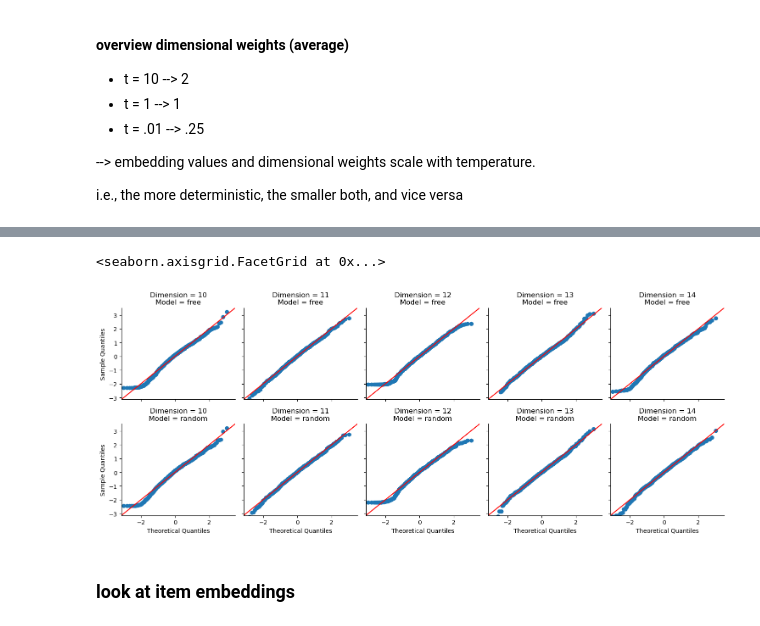
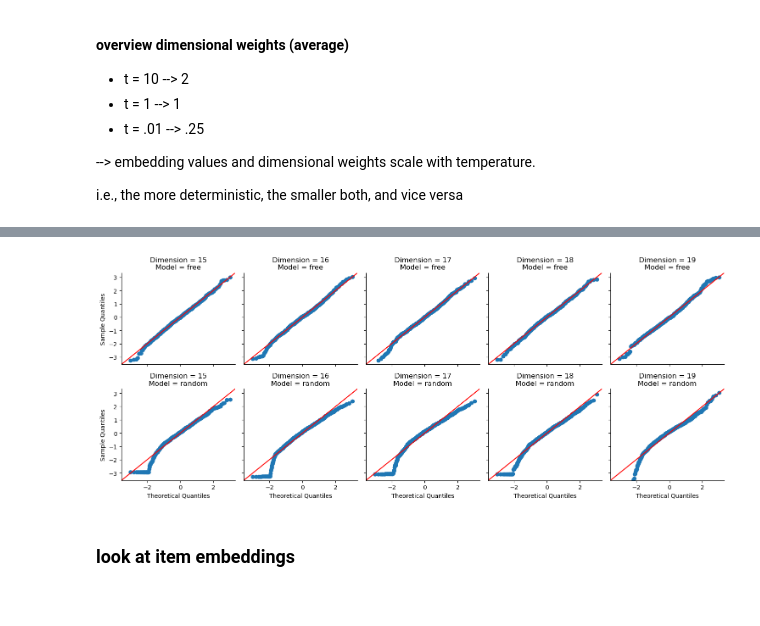
Before and after one commit to MirkoTh/semantic-representations-ID, a Jupyter notebook: analyze-results-joint-embedding-decision.ipynb, the cells around one changed output, grey strips where cells are left out. Cells and saved outputs as stored; diff of their text form; code cells hidden in the pictures.

```diff
--- a/analyze-results-joint-embedding-decision.ipynb
+++ b/analyze-results-joint-embedding-decision.ipynb
@@ -110,8 +111,8 @@ l_all_models_id_1 = extract_results_id(
 # %%
 # by-participant embedding models (no by-participant decision models)
 modelversion = "avg-ID-jointly-embeddings"
-l_n = [15, 20, 30, 40]
-l_temperature = [10.0, 1.0, 0.009999999776482582]
+l_n = [20, 30, 40, 50]
+l_temperature = [50.0, 10.0, 1.0, 0.009999999776482582]
 l_subjecttype = ["subjects_actual", "subjects_shuffled"]
 l_all_models_id_2 = extract_results_id(
     lmbda, lmbda_hierarchical, rnd_seed, modelversion, l_n, l_sparse,
@@ -356,9 +323,10 @@ temperature =  tensor(0.0100)
 # %%
+# cannot compare on temp = 50, even though random dim weights perform best, because free weights model performs at chance
 df_dim_weights_random = pd.DataFrame(
-    l_models_embedding_only[2]["model_state_dict"]["individual_slopes.weight"].detach().numpy()
+    l_models_embedding_only[1]["model_state_dict"]["individual_slopes.weight"].detach().numpy()
 )
 df_dim_weights_free = pd.DataFrame(
-    l_models_embedding_only[8]["model_state_dict"]["individual_slopes.weight"].detach().numpy()
+    l_models_embedding_only[33]["model_state_dict"]["individual_slopes.weight"].detach().numpy()
 )
 df_dim_weights_random["id"] = df_dim_weights_random.index
 df_dim_weights_random_long = df_dim_weights_random.melt(id_vars="id", var_name="Dimension")
@@ -407,15 +366,14 @@ g.map_dataframe(sns.kdeplot, x="value", fill=False, linewidth=2, common_norm=Fal
 # %%
 def qqplot_func(data, **kwargs):
     ax = plt.gca()
     sm.qqplot(data['value_z'], line='45', ax=ax)
     ax.set_title(
             f"Dimension = {data['Dimension'].iloc[0]}\nModel = {data['modeltype'].iloc[0]}"
     )
-g = sns.FacetGrid(df_dim_weights_long_both.query("Dimension >= 10"), col="Dimension", row="modeltype")
-g.map_dataframe(qqplot_func)
+g = sns.FacetGrid(df_dim_weights_long_both.query("Dimension >= 15"), col="Dimension", row="modeltype")
+_ = g.map_dataframe(qqplot_func)
 # %% [output]
-<seaborn.axisgrid.FacetGrid at 0x...>
-[figure, old version]
+[figure, new version]
 # %% [markdown]
 ### look at item embeddings
 # %%
```
Also changed, not shown: parts of 47 cells of this notebook, 1 other file.
